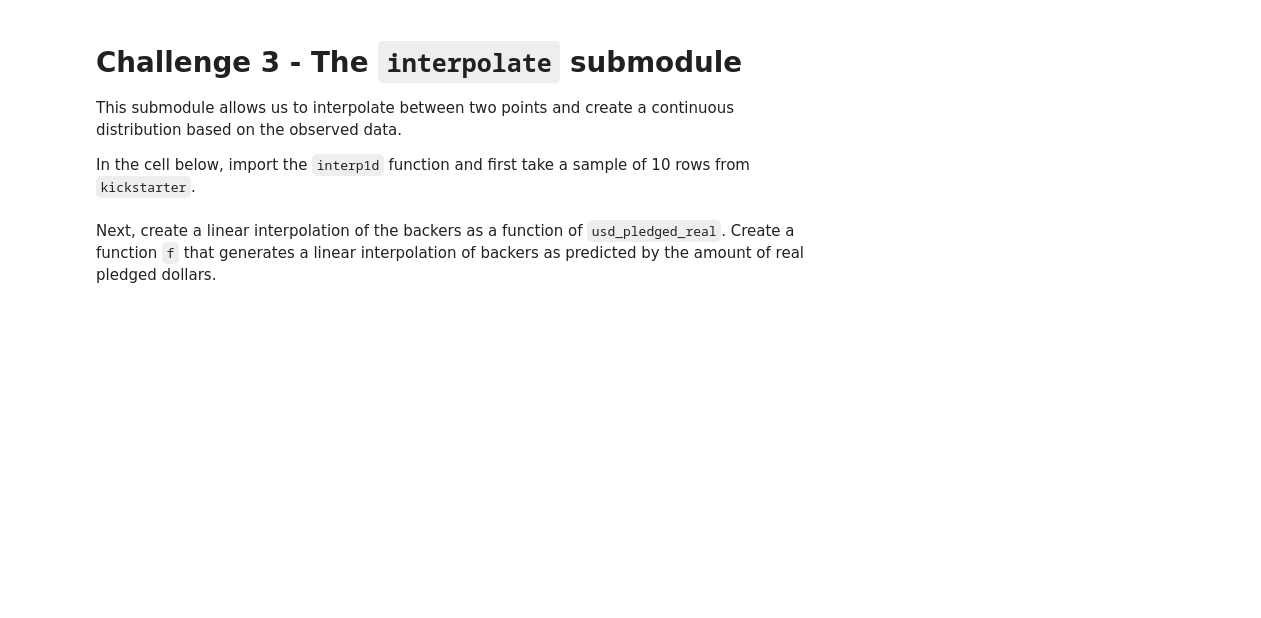
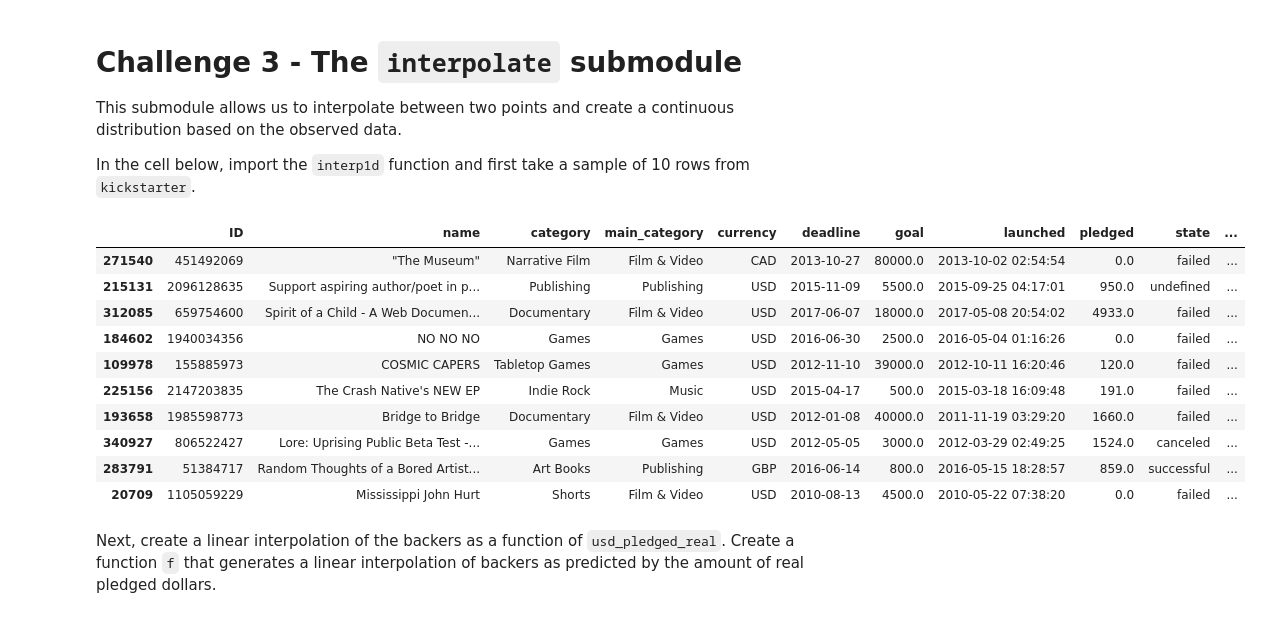
Before and after one commit to LiviaCanet/datamad0119, a Jupyter notebook: module-2/lab-intro-to-scipy/your-code/main.ipynb, the cells around one changed output. Drawn from its saved outputs; the diff is of its cells as text; code cells hidden in the pictures; blank space fills up the shorter version.

```diff
--- a/module-2/lab-intro-to-scipy/your-code/main.ipynb
+++ b/module-2/lab-intro-to-scipy/your-code/main.ipynb
@@ -39,0 +66,5 @@ Let's perform Fisher's exact test on our KickStarter data. We intend to test the
+# %%
+# Your code here:
+
+kickstarter['goal_met'] = np.where(kickstarter.usd_pledged_real > kickstarter.usd_goal_real, 1, 0)
+kickstarter.head()
@@ -43,0 +80,5 @@ Next, create a column that checks whether the currency of the project is in US D
+# %%
+# Your code here:
+
+kickstarter['usd'] = np.where(kickstarter.currency == 'USD', 1, 0)
+kickstarter.head()
@@ -66,3 +136,22 @@ In the cell below, import the `interp1d` function and first take a sample of 10
+# %%
+# Your code here:
+
+from scipy.interpolate import interp1d
+
+sample = kickstarter.sample(10)
+sample
+# %% [output]
+|  | ID | name | category | main_category | currency | deadline | goal | launched | pledged | state | ... |
+| 271540 | 451492069 | "The Museum" | Narrative Film | Film & Video | CAD | 2013-10-27 | 80000.0 | 2013-10-02 02:54:54 | 0.0 | failed | ... |
+| 215131 | 2096128635 | Support aspiring author/poet in p... | Publishing | Publishing | USD | 2015-11-09 | 5500.0 | 2015-09-25 04:17:01 | 950.0 | undefined | ... |
+| 312085 | 659754600 | Spirit of a Child - A Web Documen... | Documentary | Film & Video | USD | 2017-06-07 | 18000.0 | 2017-05-08 20:54:02 | 4933.0 | failed | ... |
+| 184602 | 1940034356 | NO NO NO | Games | Games | USD | 2016-06-30 | 2500.0 | 2016-05-04 01:16:26 | 0.0 | failed | ... |
+| 109978 | 155885973 | COSMIC CAPERS | Tabletop Games | Games | USD | 2012-11-10 | 39000.0 | 2012-10-11 16:20:46 | 120.0 | failed | ... |
+| 225156 | 2147203835 | The Crash Native's NEW EP | Indie Rock | Music | USD | 2015-04-17 | 500.0 | 2015-03-18 16:09:48 | 191.0 | failed | ... |
+| 193658 | 1985598773 | Bridge to Bridge | Documentary | Film & Video | USD | 2012-01-08 | 40000.0 | 2011-11-19 03:29:20 | 1660.0 | failed | ... |
+| 340927 | 806522427 | Lore: Uprising Public Beta Test -... | Games | Games | USD | 2012-05-05 | 3000.0 | 2012-03-29 02:49:25 | 1524.0 | canceled | ... |
+| 283791 | 51384717 | Random Thoughts of a Bored Artist... | Art Books | Publishing | GBP | 2016-06-14 | 800.0 | 2016-05-15 18:28:57 | 859.0 | successful | ... |
+| 20709 | 1105059229 | Mississippi John Hurt | Shorts | Film & Video | USD | 2010-08-13 | 4500.0 | 2010-05-22 07:38:20 | 0.0 | failed | ... |
 # %% [markdown]
 Next, create a linear interpolation of the backers as a function of `usd_pledged_real`. Create a function `f` that generates a linear interpolation of backers as predicted by the amount of real pledged dollars.
 # %%
```
Also changed, not shown: parts of 15 cells of this notebook.
